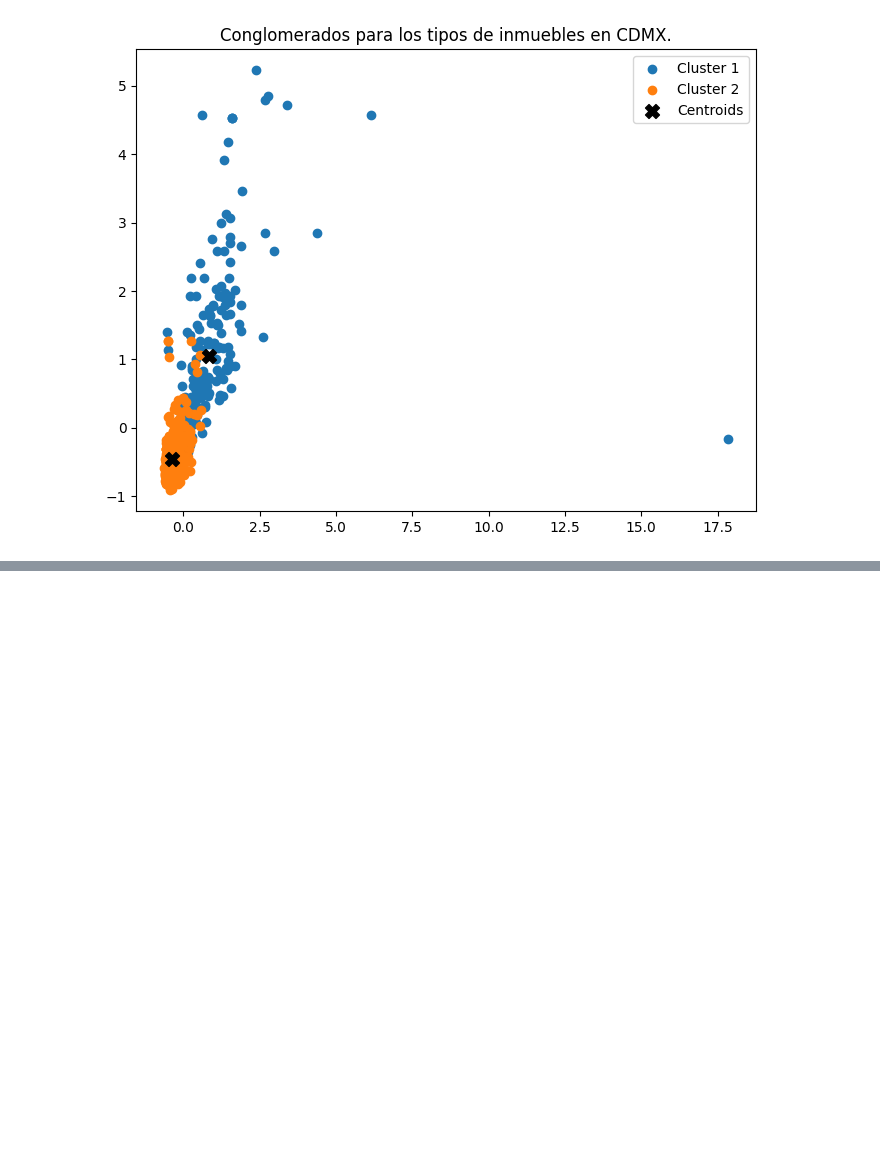
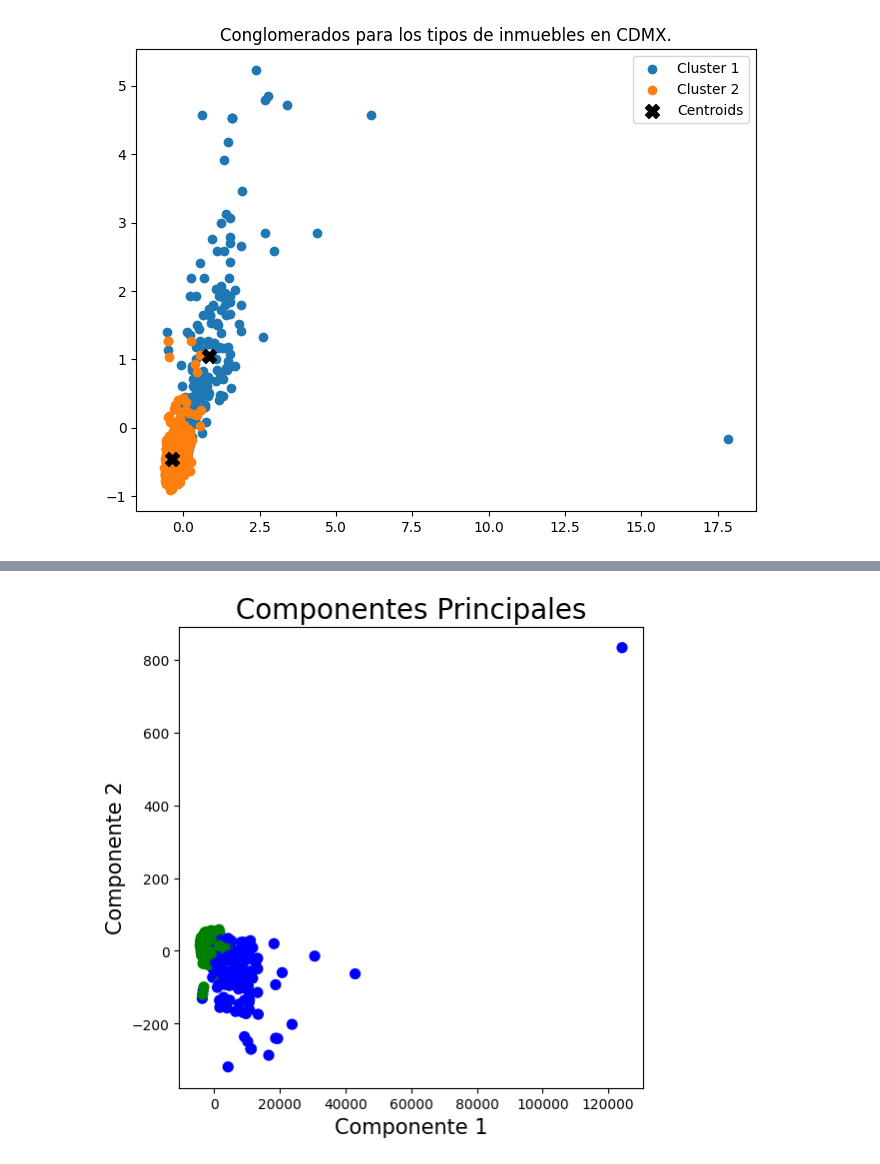
Before and after one commit to AlbertoMuro/EntregableE1_1, a Jupyter notebook: RetoPt1.ipynb, the cells around one changed output, grey strips where cells are left out. Saved outputs shown, nothing was run; the diff lists cells and outputs as text; code cells hidden in the pictures; blank space fills up the shorter version.

```diff
--- a/RetoPt1.ipynb
+++ b/RetoPt1.ipynb
@@ -287,0 +292,2 @@ plt.show()
+# %%
+Conglomerado["KMeans_Clusters"] = kmeans.labels_
@@ -287,0 +300,12 @@ plt.show()
+# %%
+#De un video en YouTube
+#Tengo mis dudas del resultado ya que al escalar las variables los datos
+#tendrían que tomar valores entre 0 y 1.
+#https://www.youtube.com/watch?v=s6PSSzeUMFk&t=541s
+
+pca = PCA(n_components =2)
+pca_Conglomerado = pca.fit_transform(Conglomerado)
+pca_Conglomerado_df =pd.DataFrame(data=pca_Conglomerado,columns=["Componente_1","Componente_2"])
+pca_nombres_Conglomerado=pd.concat([pca_Conglomerado_df,Conglomerado[["KMeans_Clusters"]]],axis=1)
+
+pca_nombres_Conglomerado
@@ -287,0 +326,14 @@ plt.show()
+# %%
+fig = plt.figure(figsize = (6,6))
+
+ax =fig.add_subplot(1,1,1)
+ax.set_xlabel("Componente 1", fontsize = 15)
+ax.set_ylabel("Componente 2", fontsize = 15)
+ax.set_title("Componentes Principales",fontsize =20)
+
+color_theme = np.array(["blue","green","orange"])
+ax.scatter(x = pca_nombres_Conglomerado.Componente_1, y=pca_nombres_Conglomerado.Componente_2,
+           c=color_theme[pca_nombres_Conglomerado.KMeans_Clusters],s=50)
+plt.show()
+# %% [output]
+[figure, added]
```
Also changed, not shown: parts of 5 cells of this notebook, 1 other file.
